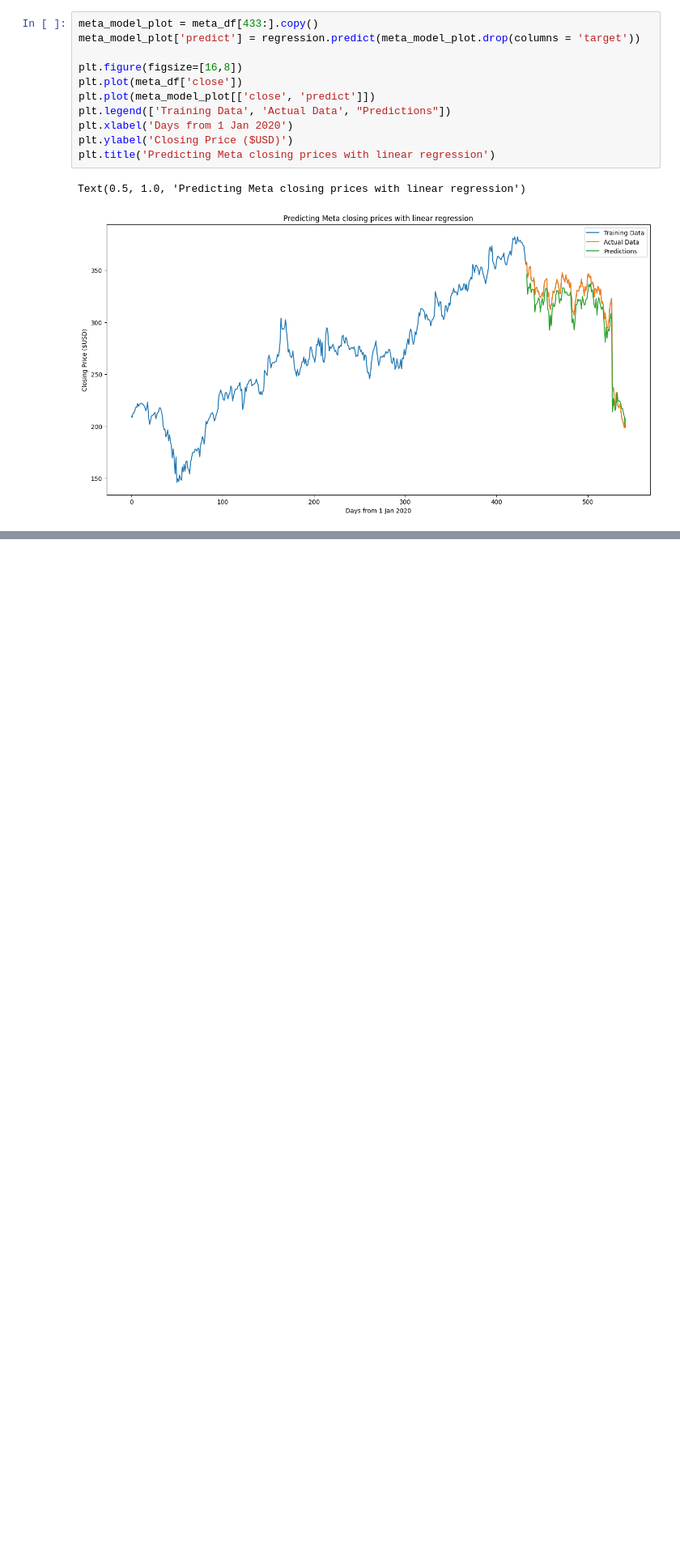
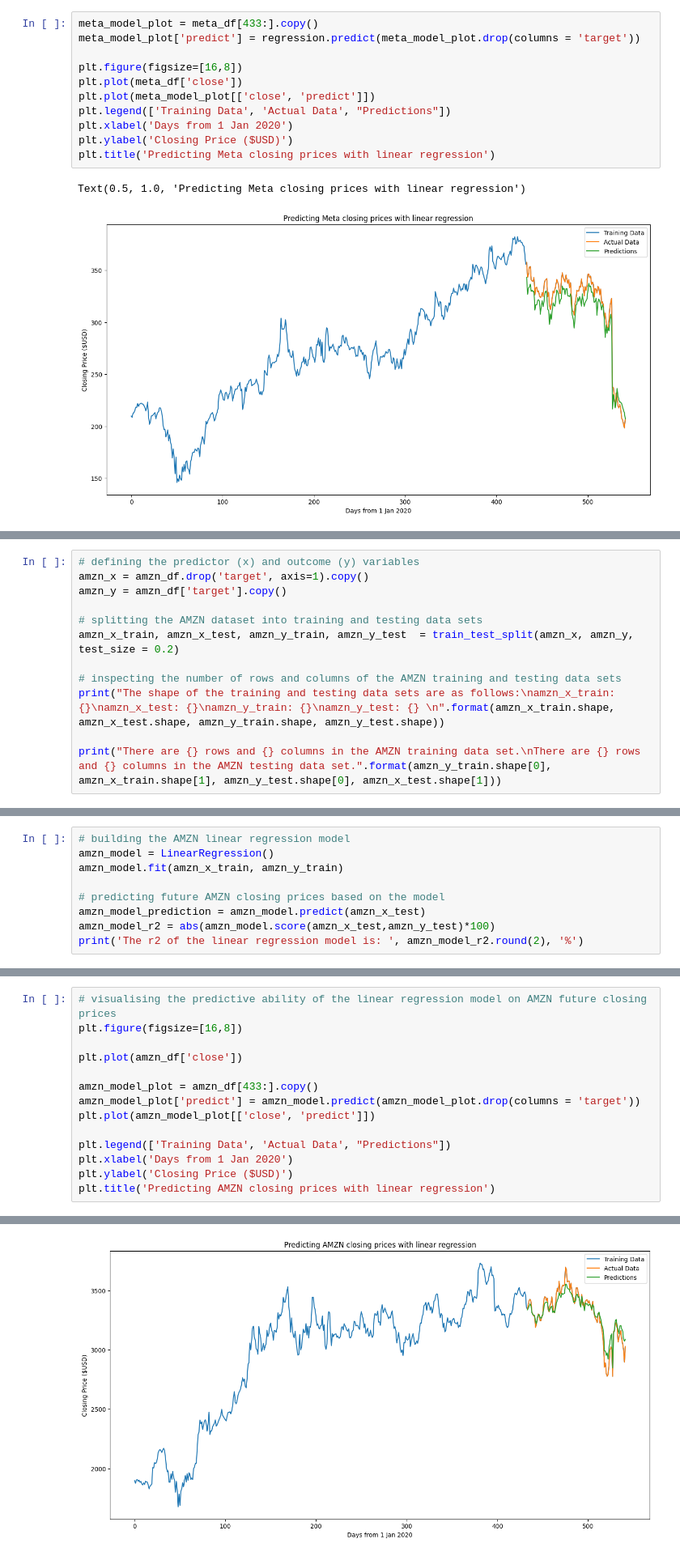
Before and after one commit to clarissa-lo/stocks-prediction, a Jupyter notebook: stock-prediction.ipynb, the cells around one changed output, grey strips where cells are left out. Shown at 81% size. Drawn from its saved outputs; the diff is of its cells as text; blank space fills up the shorter version.

```diff
--- a/stock-prediction.ipynb
+++ b/stock-prediction.ipynb
@@ -82,0 +262,12 @@ To conclude, linear regression was used to predict Meta closing prices according
+# %%
+# defining the predictor (x) and outcome (y) variables
+amzn_x = amzn_df.drop('target', axis=1).copy()
+amzn_y = amzn_df['target'].copy()
+
+# splitting the AMZN dataset into training and testing data sets
+amzn_x_train, amzn_x_test, amzn_y_train, amzn_y_test  = train_test_split(amzn_x, amzn_y, test_size = 0.2)
+
+# inspecting the number of rows and columns of the AMZN training and testing data sets
+print("The shape of the training and testing data sets are as follows:\namzn_x_train: {}\namzn_x_test: {}\namzn_y_train: {}\namzn_y_test: {} \n".format(amzn_x_train.shape, amzn_x_test.shape, amzn_y_train.shape, amzn_y_test.shape))
+
+print("There are {} rows and {} columns in the AMZN training data set.\nThere are {} rows and {} columns in the AMZN testing data set.".format(amzn_y_train.shape[0], amzn_x_train.shape[1], amzn_y_test.shape[0], amzn_x_test.shape[1]))
@@ -82,0 +283,9 @@ To conclude, linear regression was used to predict Meta closing prices according
+# %%
+# building the AMZN linear regression model
+amzn_model = LinearRegression()
+amzn_model.fit(amzn_x_train, amzn_y_train)
+
+# predicting future AMZN closing prices based on the model
+amzn_model_prediction = amzn_model.predict(amzn_x_test)
+amzn_model_r2 = abs(amzn_model.score(amzn_x_test,amzn_y_test)*100)
+print('The r2 of the linear regression model is: ', amzn_model_r2.round(2), '%')
@@ -82,0 +294,15 @@ To conclude, linear regression was used to predict Meta closing prices according
+# %%
+# visualising the predictive ability of the linear regression model on AMZN future closing prices
+plt.figure(figsize=[16,8])
+
+plt.plot(amzn_df['close'])
+
+amzn_model_plot = amzn_df[433:].copy()
+amzn_model_plot['predict'] = amzn_model.predict(amzn_model_plot.drop(columns = 'target'))
+plt.plot(amzn_model_plot[['close', 'predict']])
+
+plt.legend(['Training Data', 'Actual Data', "Predictions"])
+plt.xlabel('Days from 1 Jan 2020')
+plt.ylabel('Closing Price ($USD)')
+plt.title('Predicting AMZN closing prices with linear regression')
+# %% [output]
@@ -82,0 +310 @@ To conclude, linear regression was used to predict Meta closing prices according
+[figure, added]
```
Also changed, not shown: parts of 22 cells of this notebook.
